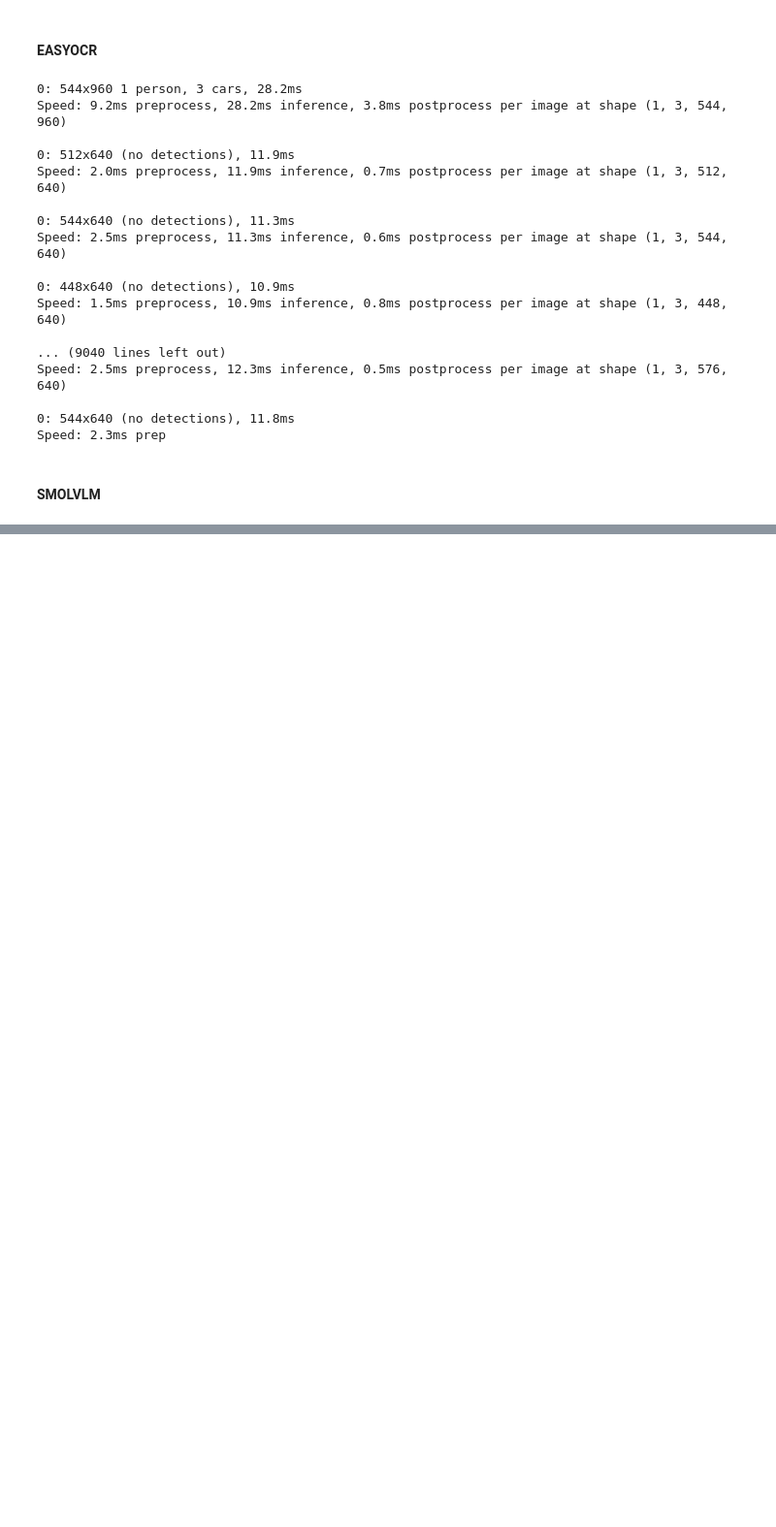
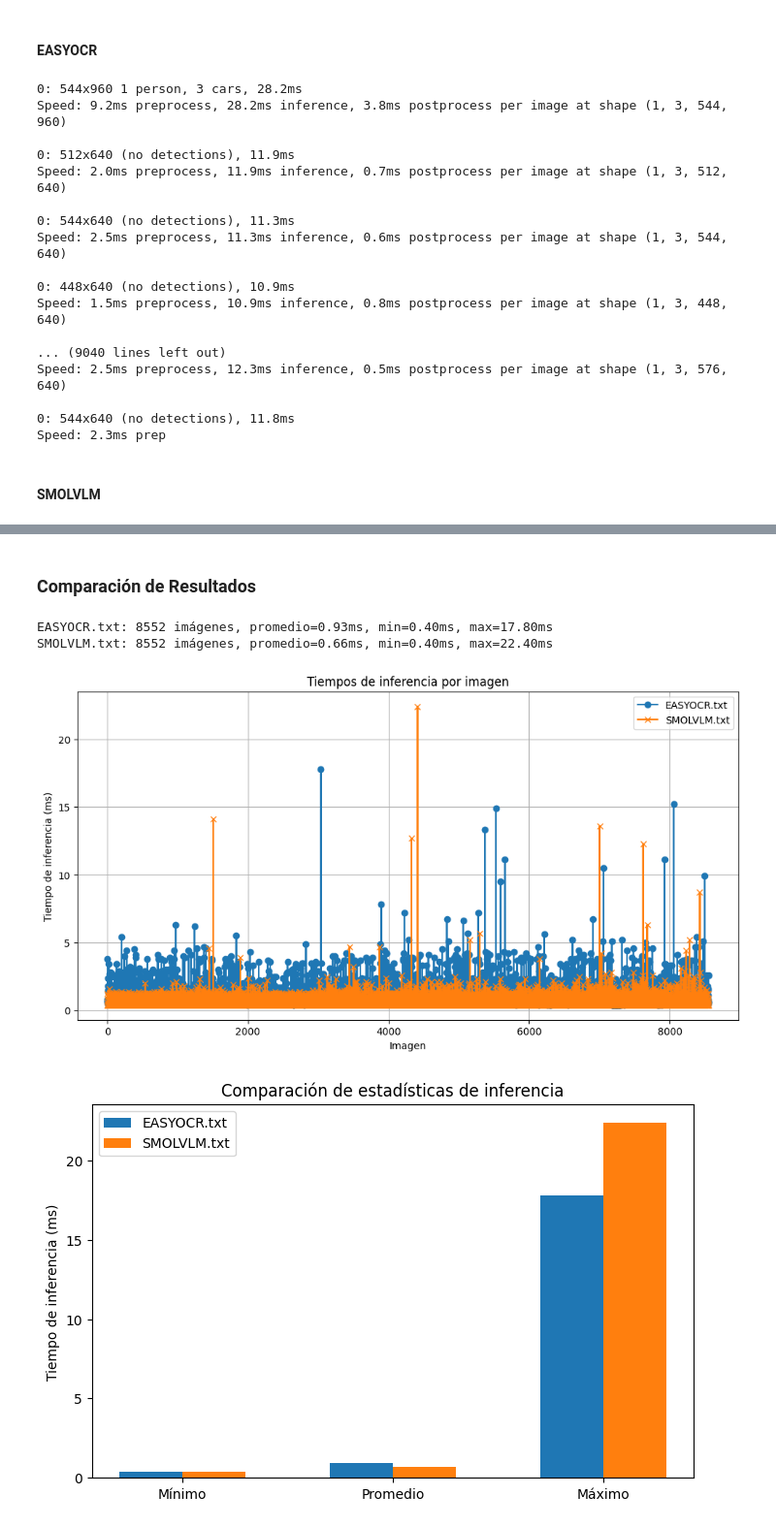
Before and after one commit to miguelink113/VC_P4_MCH, a Jupyter notebook: VC_P4_MCH.ipynb, the cells around one changed output, grey strips where cells are left out. Shown at 97% size. Saved outputs shown, nothing was run; the diff lists cells and outputs as text; code cells hidden in the pictures; blank space fills up the shorter version.

```diff
--- a/VC_P4_MCH.ipynb
+++ b/VC_P4_MCH.ipynb
@@ -194,7 +194,7 @@ while True:
             })
 
     # Mostrar en pantalla el vídeo procesado en tiempo real y guardar cada fotograma en el vídeo resultado
-    cv2.imshow("Detección y OCR", annotated_frame)
+    # cv2.imshow("Detección y OCR", annotated_frame)
 
     out_vid.write(annotated_frame)
 
@@ -442,0 +450,72 @@ Speed: 1.5ms preprocess, 5.0ms inference, 0.4ms postprocess per image at shape (
+# %% [markdown]
+### Comparación de Resultados
+# %%
+import re
+import matplotlib.pyplot as plt
+
+def extraer_tiempos(archivo_log):
+    """Extrae los tiempos de inferencia de un archivo de log."""
+    with open(archivo_log, "r", encoding="utf-8") as f:
+        log_text = f.read()
+    tiempos = re.findall(r'inference, ([\d.]+)ms', log_text)
+    return [float(t) for t in tiempos]
+
+def calcular_estadisticas(tiempos):
+    """Calcula promedio, mínimo y máximo."""
+    if tiempos:
+        promedio = sum(tiempos) / len(tiempos)
+        minimo = min(tiempos)
+        maximo = max(tiempos)
+        return promedio, minimo, maximo
+    return None, None, None
+
+# Archivos a comparar
+archivo1 = "EASYOCR.txt"
+archivo2 = "SMOLVLM.txt"
+
+# Extraer tiempos
+tiempos1 = extraer_tiempos(archivo1)
+tiempos2 = extraer_tiempos(archivo2)
+
+# Calcular estadísticas
+prom1, min1, max1 = calcular_estadisticas(tiempos1)
+prom2, min2, max2 = calcular_estadisticas(tiempos2)
+
+# Mostrar resultados
+print(f"{archivo1}: {len(tiempos1)} imágenes, promedio={prom1:.2f}ms, min={min1:.2f}ms, max={max1:.2f}ms")
+print(f"{archivo2}: {len(tiempos2)} imágenes, promedio={prom2:.2f}ms, min={min2:.2f}ms, max={max2:.2f}ms")
+
+# ---------------------------
+# GRÁFICAS
+# ---------------------------
+
+# Gráfica 1: Tiempos de inferencia por imagen
+plt.figure(figsize=(12, 6))
+plt.plot(tiempos1, label=archivo1, marker='o')
+plt.plot(tiempos2, label=archivo2, marker='x')
+plt.title("Tiempos de inferencia por imagen")
+plt.xlabel("Imagen")
+plt.ylabel("Tiempo de inferencia (ms)")
+plt.legend()
+plt.grid(True)
+plt.show()
+
+# Gráfica 2: Comparación de estadísticas (min, promedio, max)
+estadisticas = ['Mínimo', 'Promedio', 'Máximo']
+valores1 = [min1, prom1, max1]
+valores2 = [min2, prom2, max2]
+
+x = range(len(estadisticas))
+plt.figure(figsize=(8,5))
+plt.bar([i - 0.15 for i in x], valores1, width=0.3, label=archivo1)
+plt.bar([i + 0.15 for i in x], valores2, width=0.3, label=archivo2)
+plt.xticks(x, estadisticas)
+plt.ylabel("Tiempo de inferencia (ms)")
+plt.title("Comparación de estadísticas de inferencia")
+plt.legend()
+plt.show()
+# %% [output]
+EASYOCR.txt: 8552 imágenes, promedio=0.93ms, min=0.40ms, max=17.80ms
+SMOLVLM.txt: 8552 imágenes, promedio=0.66ms, min=0.40ms, max=22.40ms
+[figure, added]
+[figure, added]
```
Also changed, not shown: parts of 1 cell of this notebook, 4 other files.
